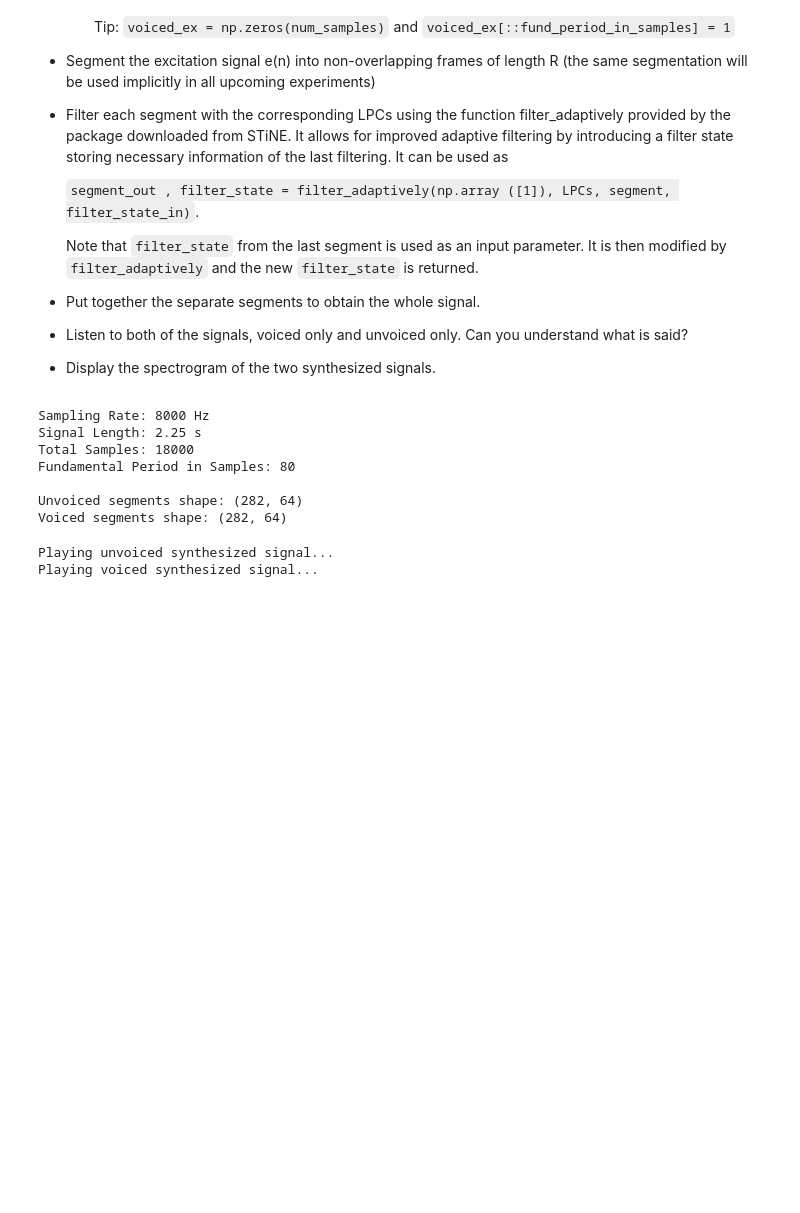
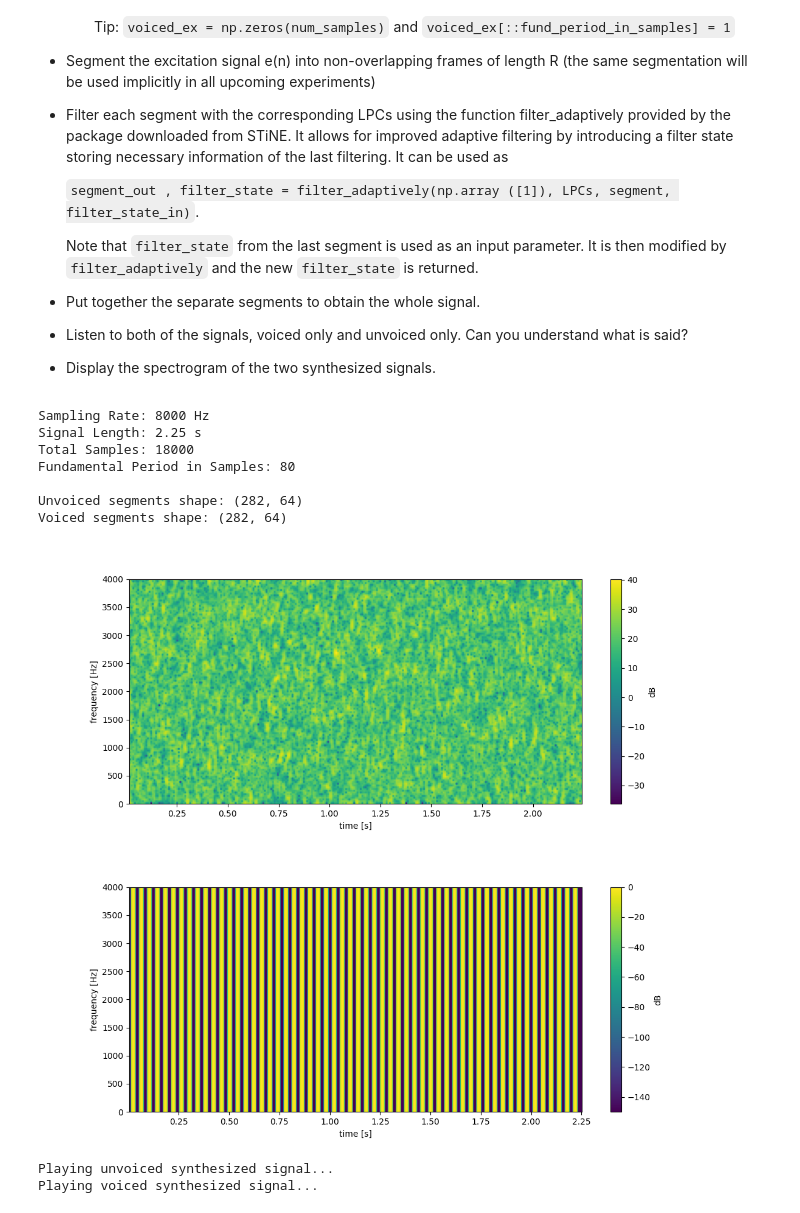
Before and after one commit to leorehm/ssv, a Jupyter notebook: Exercise4/exercise4.ipynb, the cells around one changed output. Drawn from its saved outputs; the diff is of its cells as text; code cells hidden in the pictures; blank space fills up the shorter version.

```diff
--- a/Exercise4/exercise4.ipynb
+++ b/Exercise4/exercise4.ipynb
@@ -237,10 +237,11 @@ def get_coefficients(signal: np.ndarray, lpc_order: int = 12) -> np.ndarray:
 def compute_lpc(m_frames: np.ndarray, sr: int, M) -> np.ndarray:
     # Get Hann window
     frame_length = len(m_frames[0])
-    window = get_window("hann", frame_length, True)
+    v_analysis_window = get_window("hann", frame_length, True)
+    # m_frames *= v_analysis_window
 
     # return np.asarray([get_coefficients(frame, M) for frame in m_frames])
-    return np.asarray([librosa.lpc(frame * window, order=M) for frame in m_frames])
+    return np.asarray([librosa.lpc(frame, order=M) for frame in m_frames])
 
 # Wir nutzen die Sampling Rate und Länge des Input-Signals
 signal_length_s = len(y) / sr
@@ -293,7 +294,7 @@ def synthesize_signal(m_frames, m_lpc):
     for i in range(num_frames):
         segment_out, filter_state = filter_adaptively(
             np.array([1]),
-            np.concatenate(([1], m_lpc[i])),
+            m_lpc[i],
             m_frames[i],
             filter_state
         )
@@ -304,25 +305,6 @@ def synthesize_signal(m_frames, m_lpc):
 
 synthesized_u = synthesize_signal(m_frames_u, m_lpc_u)
 synthesized_v = synthesize_signal(m_frames_v, m_lpc_v)
-
-# Synthesize signals
-# unvoiced_synthesized = synthesize_signal(unvoiced_ex, m_lpc, R)
-# voiced_synthesized = synthesize_signal(voiced_ex, m_lpc, R)
-
-# # Function to plot spectrogram
-# def plot_spectrogram(signal, fs, title):
-#     f, t, Sxx = stft(signal, fs=fs, nperseg=256, noverlap=128)
-#     plt.figure(figsize=(10, 6))
-#     plt.pcolormesh(t, f, np.abs(Sxx), shading='gouraud')
-#     plt.title(title)
-#     plt.ylabel('Frequency [Hz]')
-#     plt.xlabel('Time [s]')
-#     plt.colorbar(label='Magnitude')
-#     plt.show()
-
-# # Plot spectrograms
-# plot_spectrogram(unvoiced_synthesized, sr, 'Unvoiced Synthesized Signal Spectrogram')
-# plot_spectrogram(voiced_synthesized, sr, 'Voiced Synthesized Signal Spectrogram')
 # %% [output]
 Sampling Rate: 8000 Hz
 Signal Length: 2.25 s
@@ -331,6 +313,14 @@ Fundamental Period in Samples: 80
 
 Unvoiced segments shape: (282, 64)
 Voiced segments shape: (282, 64)
+# %%
+# voiced
+plot_log_magnitude(*compute_stft(synthesized_u, sr, frame_length, frame_shift, get_window("hann", int(sr * frame_length / 1000), True)))
+# unvoiced
+plot_log_magnitude(*compute_stft(synthesized_v, sr, frame_shift, frame_shift, get_window("hann", int(sr * frame_shift / 1000), True)))
+# %% [output]
+[figure, added]
+[figure, added]
 # %%
 # Listen to the signals (requires sounddevice)
 print("Playing unvoiced synthesized signal...")
```
Also changed, not shown: parts of 2 cells of this notebook.
